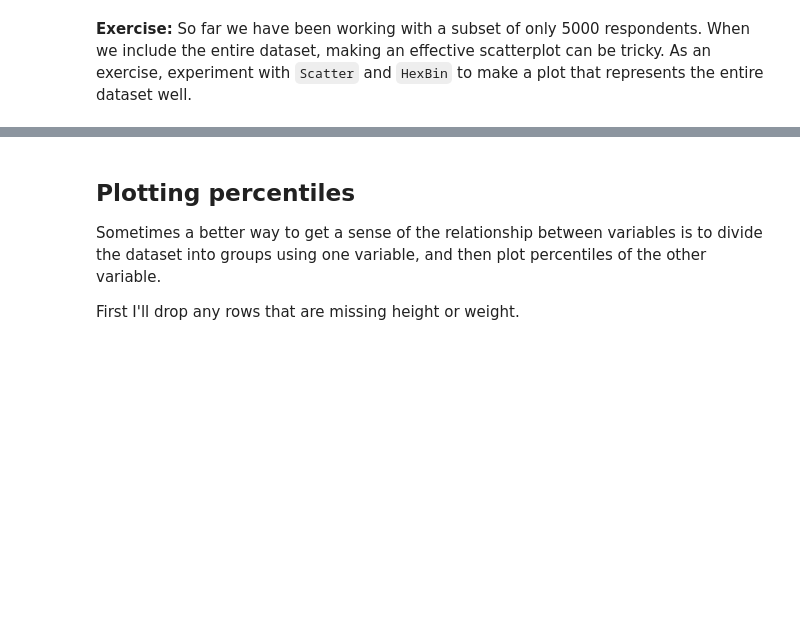
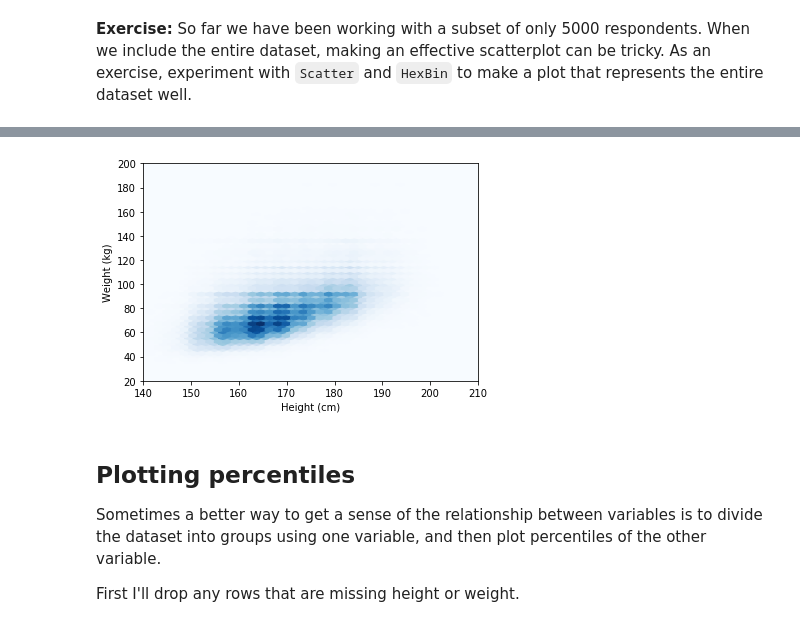
Before and after one commit to SeanCCarter/ThinkStats2, a Jupyter notebook: code/chap07mine.ipynb, the cells around one changed output, grey strips where cells are left out. Saved outputs shown, nothing was run; the diff lists cells and outputs as text; code cells hidden in the pictures; blank space fills up the shorter version.

```diff
--- a/code/chap07mine.ipynb
+++ b/code/chap07mine.ipynb
@@ -103,3 +112,12 @@ In this case the binned plot does a pretty good job of showing the location and
+# %%
+#This worked great for the full datases
+thinkplot.HexBin(fullheights, fullweights)
+thinkplot.Config(xlabel='Height (cm)',
+                 ylabel='Weight (kg)',
+                 axis=[140, 210, 20, 200],
+                 legend=False)
+# %% [output]
+[figure, added]
 # %% [markdown]
 ## Plotting percentiles
 
```
Also changed, not shown: parts of 25 cells of this notebook.
